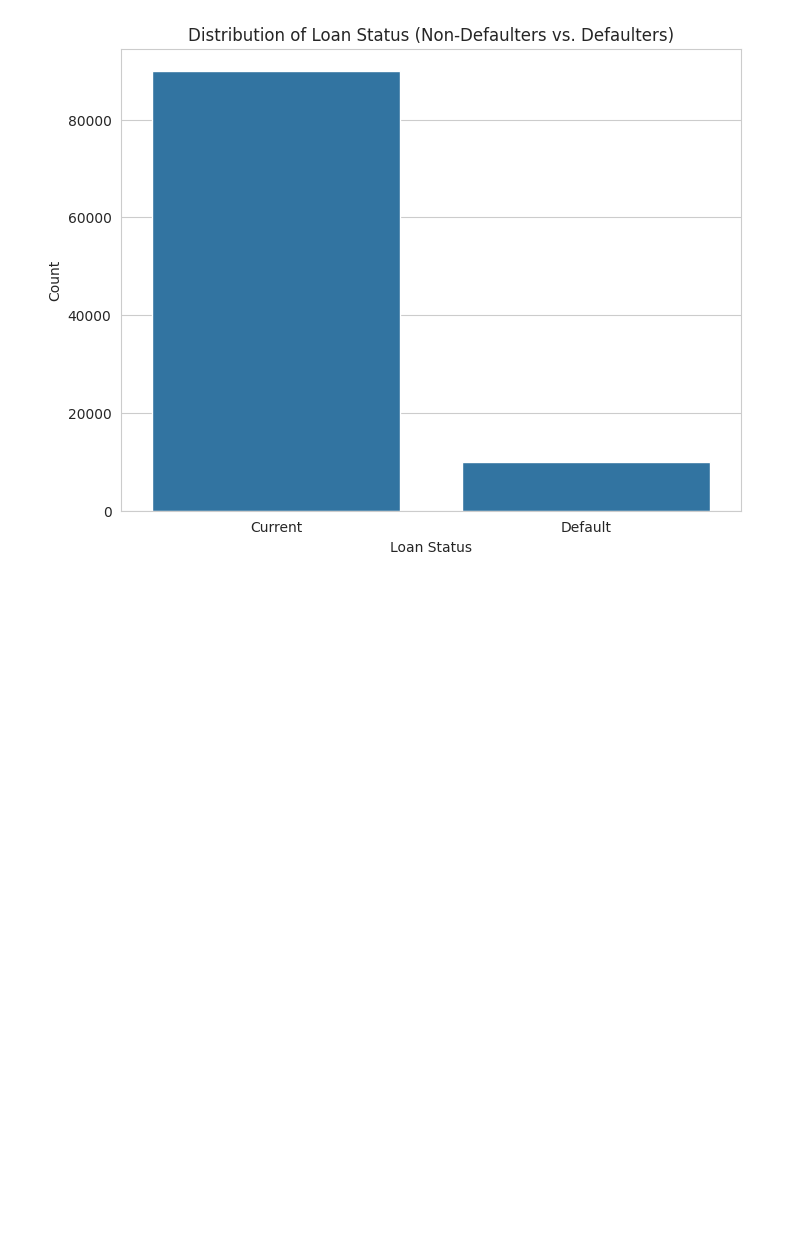
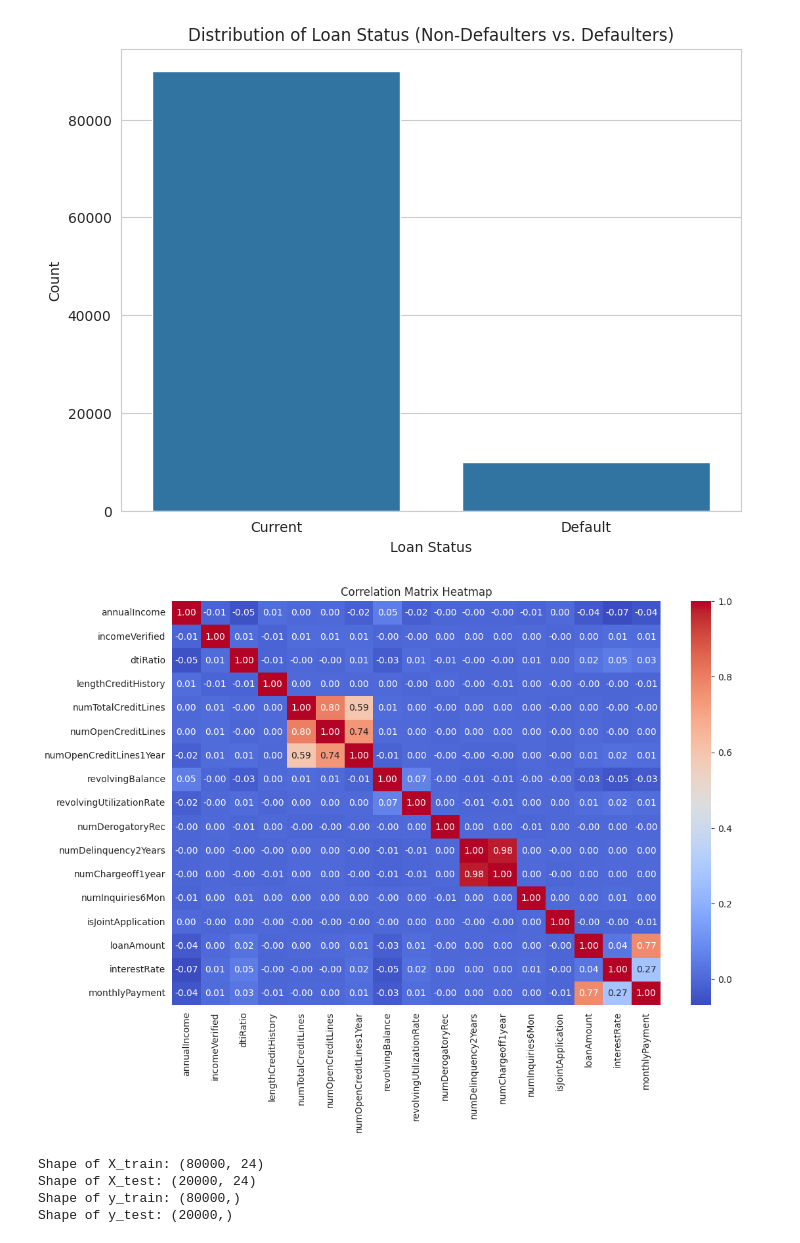
Before and after one commit to springboardmentor891v/CreditPathAI, a Jupyter notebook: microsoft_notebooks/eda_report.ipynb, the cells around one changed output. Saved outputs shown, nothing was run; the diff lists cells and outputs as text; code cells hidden in the pictures; blank space fills up the shorter version.

```diff
--- a/microsoft_notebooks/eda_report.ipynb
+++ b/microsoft_notebooks/eda_report.ipynb
@@ -414,20 +414,3 @@ df['isJointApplication'].value_counts()
 | 0.0 | 94061 |
 | 1.0 | 4968 |
 dtype: int64
-# %%
-'''from sklearn.impute import SimpleImputer
-import numpy as np
-
-# Impute missing values in numerical columns using the median strategy
-numerical_cols = ['numOpenCreditLines', 'loanAmount']
-imputer_median = SimpleImputer(strategy='median')
-df[numerical_cols] = imputer_median.fit_transform(df[numerical_cols])
-
-# Impute missing values in categorical column using the most frequent strategy
-categorical_cols = ['isJointApplication','term']
-imputer_mode = SimpleImputer(strategy='most_frequent')
-df[categorical_cols] = imputer_mode.fit_transform(df[categorical_cols])
-
-# Verify that missing values have been imputed
-print("Missing values after imputation using SimpleImputer:")
-display(df.isnull().sum())'''
@@ -532,3 +513,36 @@ plt.ylabel('Count')
 plt.show()
 # %% [output]
 [figure]
+# %%
+import seaborn as sns
+import matplotlib.pyplot as plt
+
+# Calculate the correlation matrix for numerical columns
+correlation_matrix = df.select_dtypes(include=['number']).corr()
+
+# Create a heatmap
+plt.figure(figsize=(12, 8))
+sns.heatmap(correlation_matrix, annot=True, cmap='coolwarm', fmt=".2f")
+plt.title('Correlation Matrix Heatmap')
+plt.show()
+# %% [output]
+[figure, added]
+# %%
+from sklearn.model_selection import train_test_split
+
+# Define features (X) and target (y)
+X = df.drop('loanStatus', axis=1)
+y = df['loanStatus']
+
+# Split the data into training and testing sets
+X_train, X_test, y_train, y_test = train_test_split(X, y, test_size=0.2, random_state=42)
+
+print("Shape of X_train:", X_train.shape)
+print("Shape of X_test:", X_test.shape)
+print("Shape of y_train:", y_train.shape)
+print("Shape of y_test:", y_test.shape)
+# %% [output]
+Shape of X_train: (80000, 24)
+Shape of X_test: (20000, 24)
+Shape of y_train: (80000,)
+Shape of y_test: (20000,)
```
Also changed, not shown: parts of 10 cells of this notebook.
